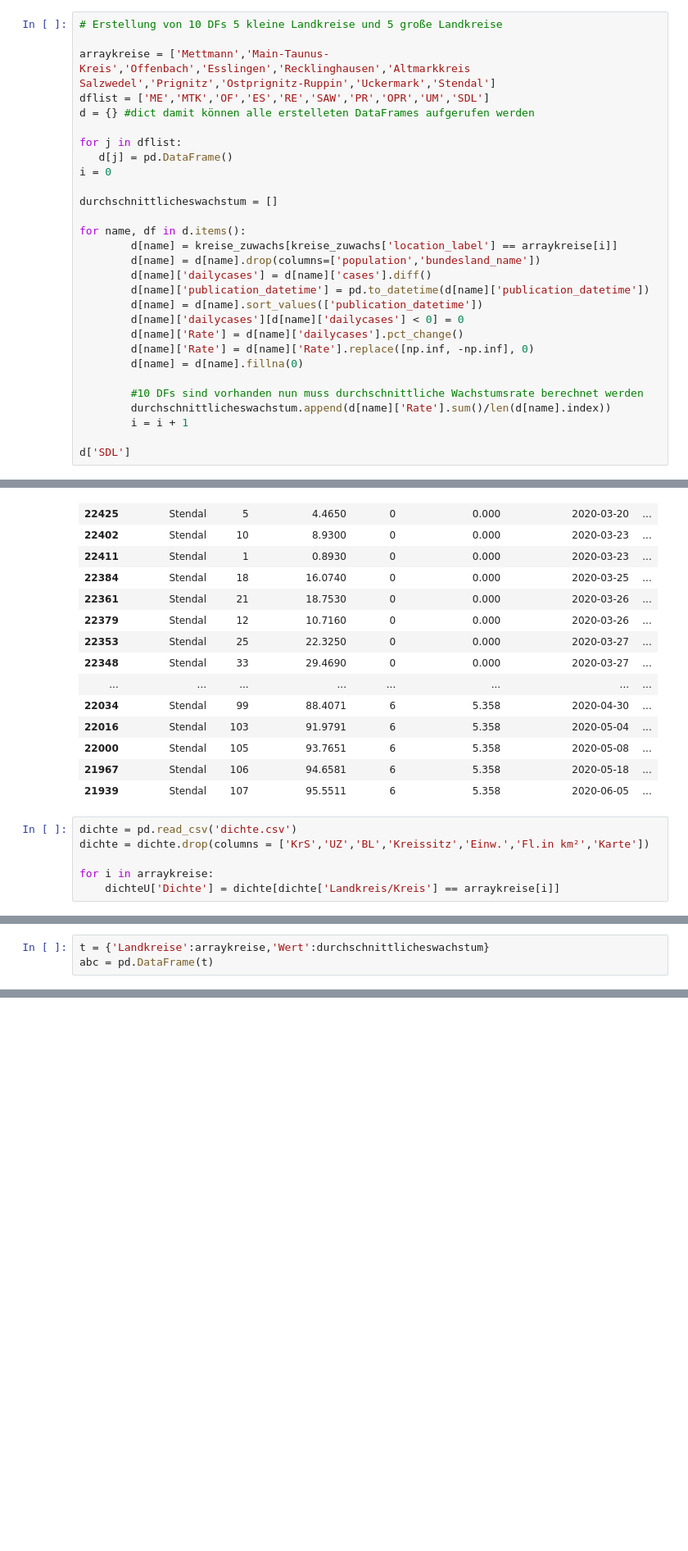
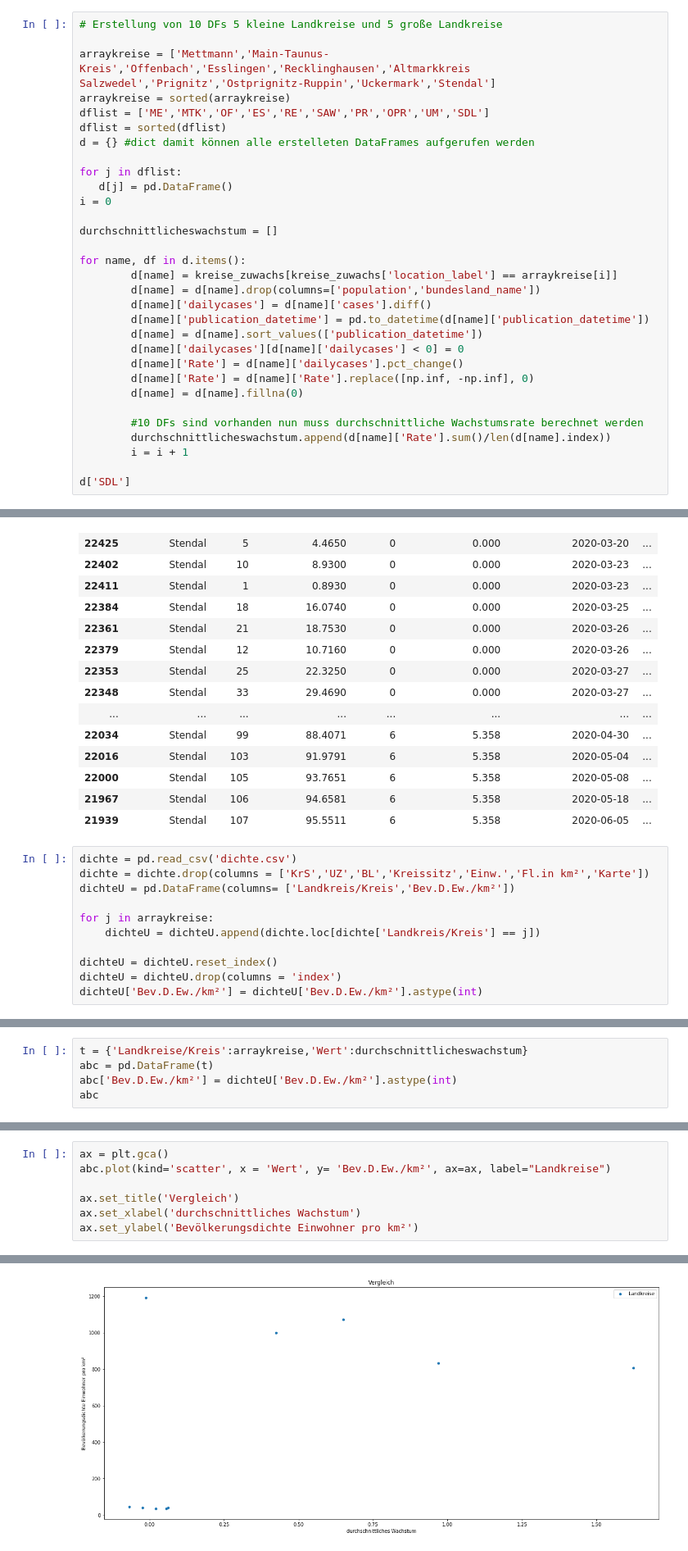
Before and after one commit to Jubo30/Data-Science-Project, a Jupyter notebook: Täglicher Zuwachs Deutschland.ipynb, the cells around one changed output, grey strips where cells are left out. Shown at 82% size. Saved outputs shown, nothing was run; the diff lists cells and outputs as text; blank space fills up the shorter version.

```diff
--- a/Täglicher Zuwachs Deutschland.ipynb
+++ b/Täglicher Zuwachs Deutschland.ipynb
@@ -920,7 +920,9 @@ cbar = fig.colorbar(sm)
 # Erstellung von 10 DFs 5 kleine Landkreise und 5 große Landkreise
 
 arraykreise = ['Mettmann','Main-Taunus-Kreis','Offenbach','Esslingen','Recklinghausen','Altmarkkreis Salzwedel','Prignitz','Ostprignitz-Ruppin','Uckermark','Stendal']
+arraykreise = sorted(arraykreise)
 dflist = ['ME','MTK','OF','ES','RE','SAW','PR','OPR','UM','SDL']
+dflist = sorted(dflist)
 d = {} #dict damit können alle erstelleten DataFrames aufgerufen werden
 
 for j in dflist:
@@ -983,6 +985,11 @@ See the caveats in the documentation: https://pandas.pydata.org/pandas-docs/stab
 # %%
 dichte = pd.read_csv('dichte.csv')
 dichte = dichte.drop(columns = ['KrS','UZ','BL','Kreissitz','Einw.','Fl.in km²','Karte'])
+dichteU = pd.DataFrame(columns= ['Landkreis/Kreis','Bev.D.Ew./km²'])
 
-for i in arraykreise:
-    dichteU['Dichte'] = dichte[dichte['Landkreis/Kreis'] == arraykreise[i]]
+for j in arraykreise:
+    dichteU = dichteU.append(dichte.loc[dichte['Landkreis/Kreis'] == j])
+
+dichteU = dichteU.reset_index()
+dichteU = dichteU.drop(columns = 'index')
+dichteU['Bev.D.Ew./km²'] = dichteU['Bev.D.Ew./km²'].astype(int)
@@ -991,3 +996,5 @@ TypeError: list indices must be integers or slices, not str
 # %%
-t = {'Landkreise':arraykreise,'Wert':durchschnittlicheswachstum}
+t = {'Landkreise/Kreis':arraykreise,'Wert':durchschnittlicheswachstum}
 abc = pd.DataFrame(t)
+abc['Bev.D.Ew./km²'] = dichteU['Bev.D.Ew./km²'].astype(int)
+abc
@@ -993,0 +1013,8 @@ abc = pd.DataFrame(t)
+# %%
+ax = plt.gca()
+abc.plot(kind='scatter', x = 'Wert', y= 'Bev.D.Ew./km²', ax=ax, label="Landkreise")
+
+ax.set_title('Vergleich')
+ax.set_xlabel('durchschnittliches Wachstum')
+ax.set_ylabel('Bevölkerungsdichte Einwohner pro km²')
+# %% [output]
@@ -993,0 +1022 @@ abc = pd.DataFrame(t)
+[figure, added]
```
Also changed, not shown: parts of 13 cells of this notebook.
